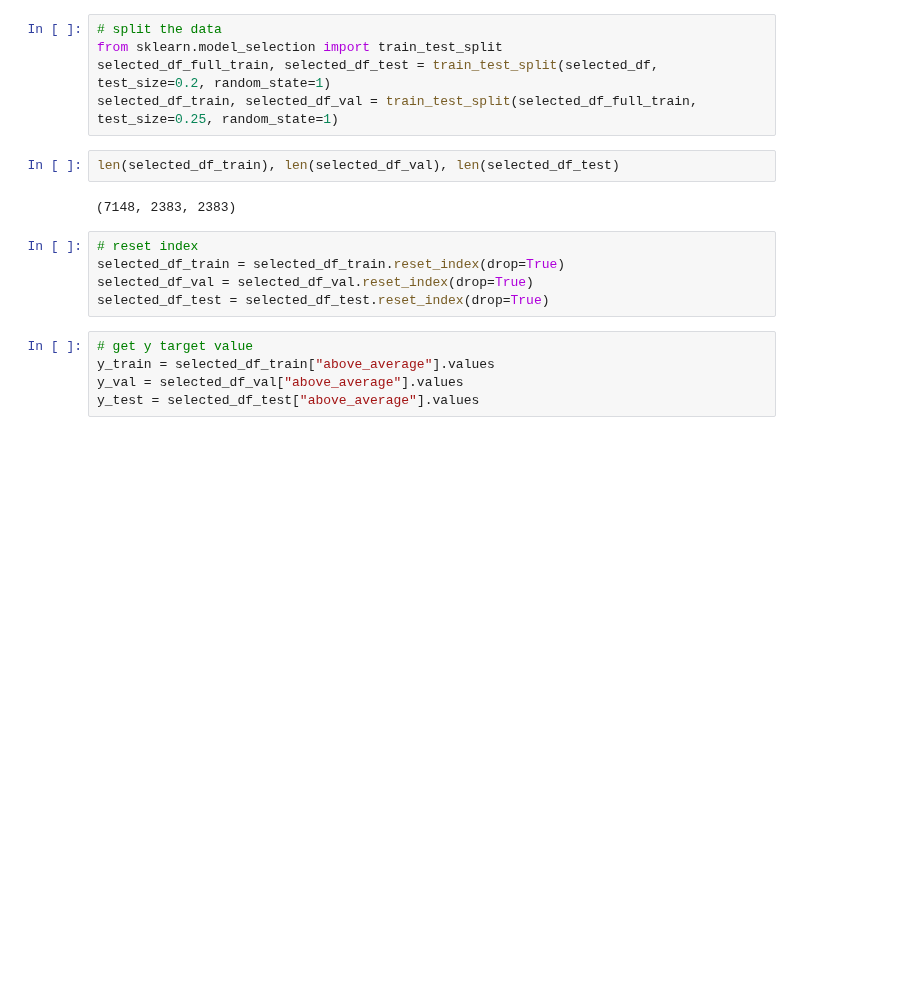
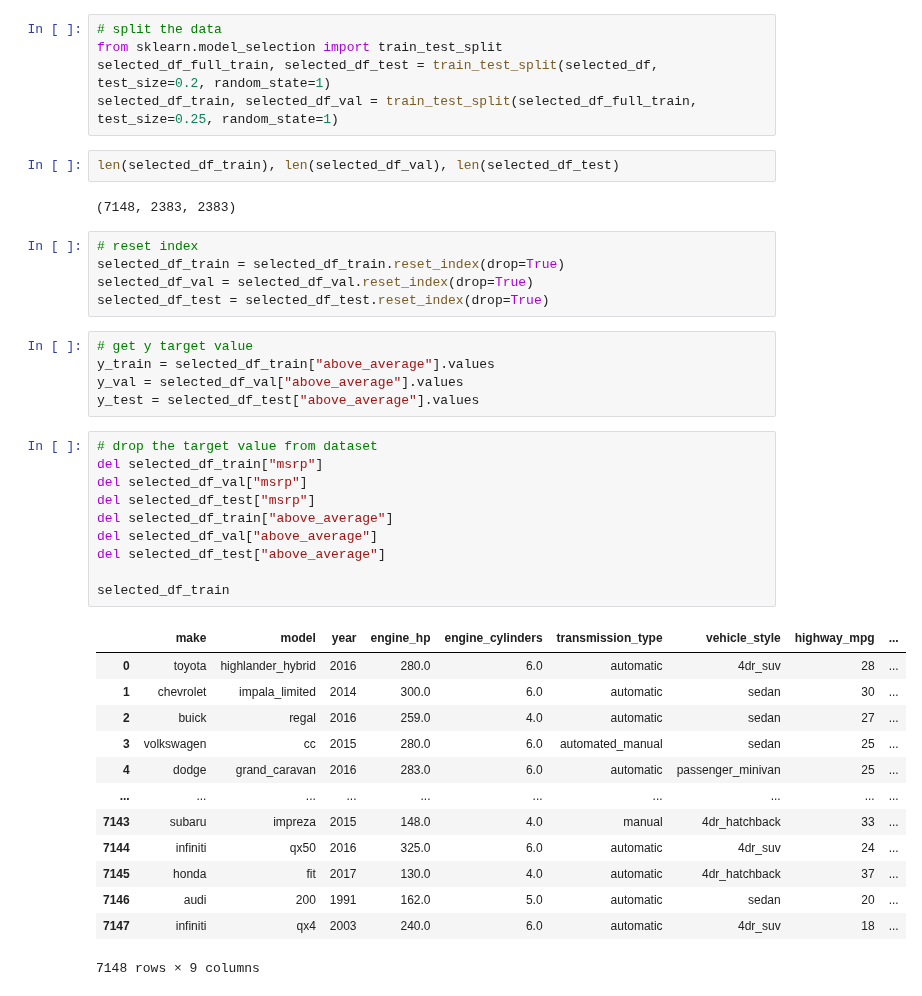
Before and after one commit to sarah-zhan/ml, a Jupyter notebook: week4/wee4.ipynb, the cells around one changed output. Cells and saved outputs as stored; diff of their text form; blank space fills up the shorter version.

Commit message:
drop the target value

```diff
--- a/week4/wee4.ipynb
+++ b/week4/wee4.ipynb
@@ -151,3 +151,27 @@ selected_df_test = selected_df_test.reset_index(drop=True)
 y_train = selected_df_train["above_average"].values
 y_val = selected_df_val["above_average"].values
 y_test = selected_df_test["above_average"].values
+# %%
+# drop the target value from dataset
+del selected_df_train["msrp"]
+del selected_df_val["msrp"]
+del selected_df_test["msrp"]
+del selected_df_train["above_average"]
+del selected_df_val["above_average"]
+del selected_df_test["above_average"]
+
+selected_df_train
+# %% [output]
+|  | make | model | year | engine_hp | engine_cylinders | transmission_type | vehicle_style | highway_mpg | ... |
+| 0 | toyota | highlander_hybrid | 2016 | 280.0 | 6.0 | automatic | 4dr_suv | 28 | ... |
+| 1 | chevrolet | impala_limited | 2014 | 300.0 | 6.0 | automatic | sedan | 30 | ... |
+| 2 | buick | regal | 2016 | 259.0 | 4.0 | automatic | sedan | 27 | ... |
+| 3 | volkswagen | cc | 2015 | 280.0 | 6.0 | automated_manual | sedan | 25 | ... |
+| 4 | dodge | grand_caravan | 2016 | 283.0 | 6.0 | automatic | passenger_minivan | 25 | ... |
+| ... | ... | ... | ... | ... | ... | ... | ... | ... | ... |
+| 7143 | subaru | impreza | 2015 | 148.0 | 4.0 | manual | 4dr_hatchback | 33 | ... |
+| 7144 | infiniti | qx50 | 2016 | 325.0 | 6.0 | automatic | 4dr_suv | 24 | ... |
+| 7145 | honda | fit | 2017 | 130.0 | 4.0 | automatic | 4dr_hatchback | 37 | ... |
+| 7146 | audi | 200 | 1991 | 162.0 | 5.0 | automatic | sedan | 20 | ... |
+| 7147 | infiniti | qx4 | 2003 | 240.0 | 6.0 | automatic | 4dr_suv | 18 | ... |
+7148 rows × 9 columns
```
